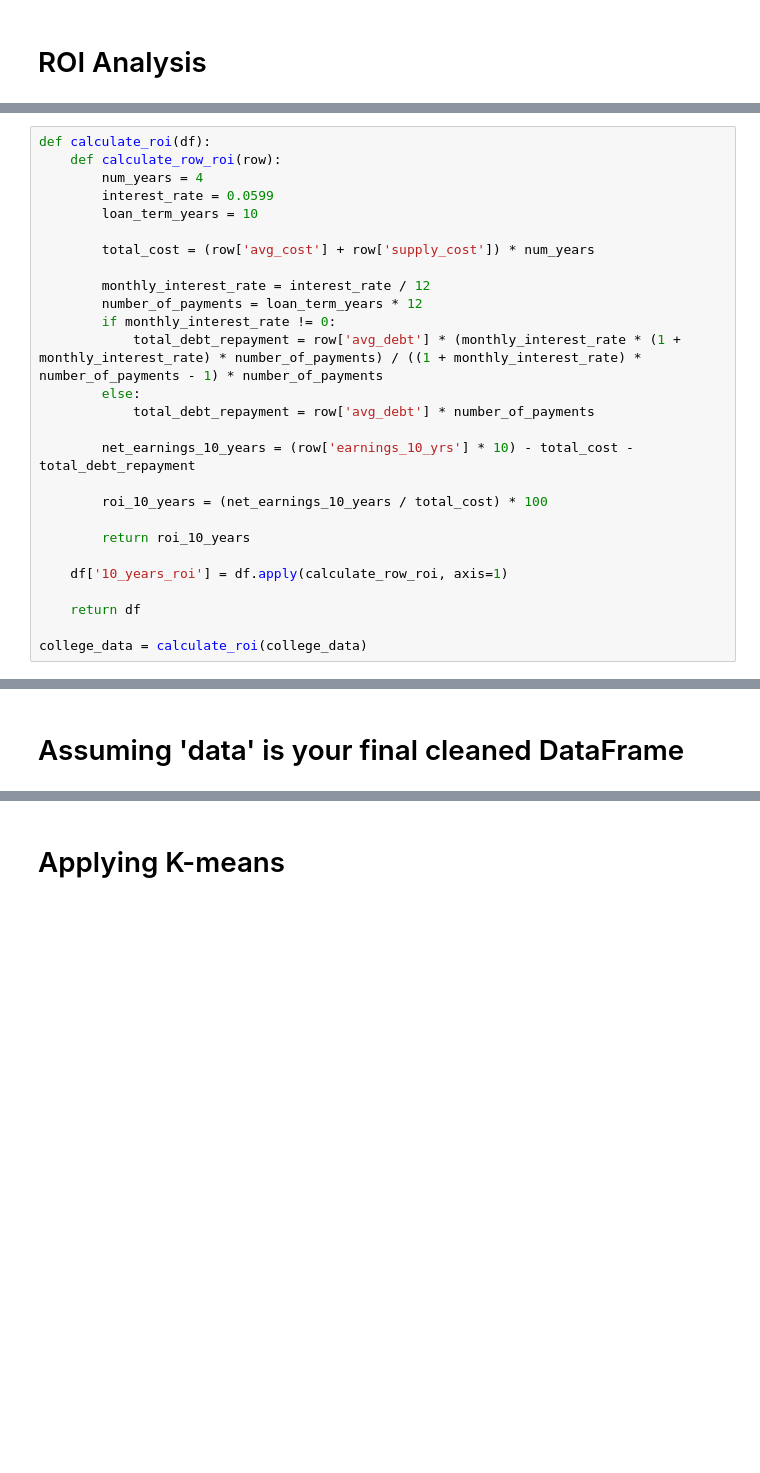
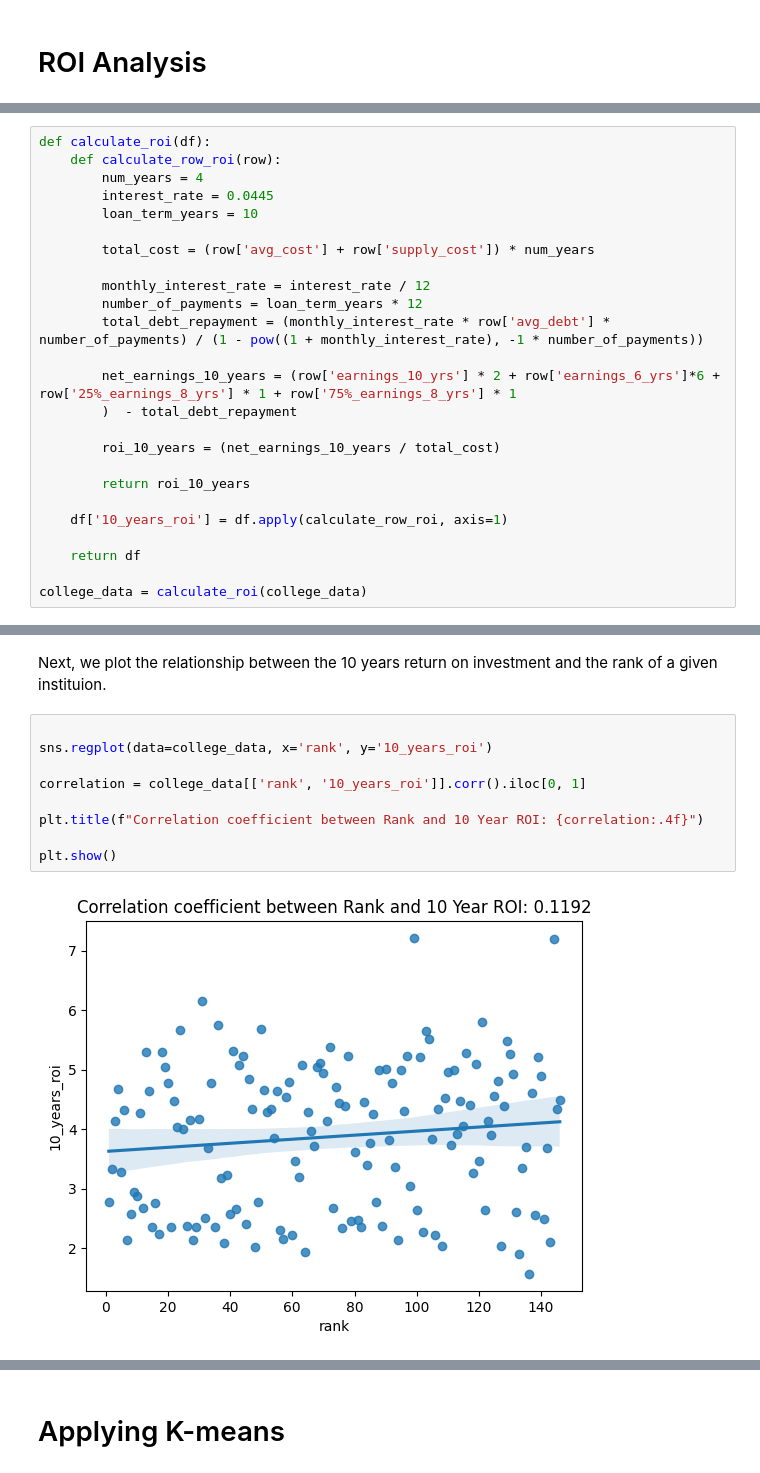
Before and after one commit to b4tan/College-Rank-and-Career-Success, a Jupyter notebook: FinalProject_group067.ipynb, the cells around one changed output, grey strips where cells are left out. Cells and saved outputs as stored; diff of their text form; blank space fills up the shorter version.

```diff
--- a/FinalProject_group067.ipynb
+++ b/FinalProject_group067.ipynb
@@ -422,21 +435,19 @@ Next, using the fact that the average annaul student loan interest in 2018 was 4
 def calculate_roi(df):
     def calculate_row_roi(row):
         num_years = 4
-        interest_rate = 0.0599
+        interest_rate = 0.0445
         loan_term_years = 10
 
         total_cost = (row['avg_cost'] + row['supply_cost']) * num_years
 
         monthly_interest_rate = interest_rate / 12
         number_of_payments = loan_term_years * 12
-        if monthly_interest_rate != 0:
-            total_debt_repayment = row['avg_debt'] * (monthly_interest_rate * (1 + monthly_interest_rate) * number_of_payments) / ((1 + monthly_interest_rate) * number_of_payments - 1) * number_of_payments
-        else:
-            total_debt_repayment = row['avg_debt'] * number_of_payments
+        total_debt_repayment = (monthly_interest_rate * row['avg_debt'] * number_of_payments) / (1 - pow((1 + monthly_interest_rate), -1 * number_of_payments))
 
-        net_earnings_10_years = (row['earnings_10_yrs'] * 10) - total_cost - total_debt_repayment
+        net_earnings_10_years = (row['earnings_10_yrs'] * 2 + row['earnings_6_yrs']*6 + row['25%_earnings_8_yrs'] * 1 + row['75%_earnings_8_yrs'] * 1
+        )  - total_debt_repayment
 
-        roi_10_years = (net_earnings_10_years / total_cost) * 100
+        roi_10_years = (net_earnings_10_years / total_cost)
 
         return roi_10_years
 
@@ -454,5 +465,16 @@ college_data.head()
 | 2 | Massachusetts Institute of Techno... | 67430.0 | 800.0 | 12500.0 | 169114.0 | 75080.0 | 112623.0 | ... |
 | 3 | University of California-Berkeley | 36739.0 | 849.0 | 13478.0 | 117722.0 | 44547.0 | 65914.0 | ... |
 | 4 | Princeton University | 66950.0 | 1050.0 | 10750.0 | 147835.0 | 56354.0 | 84713.0 | ... |
-# %% [markdown]
-# Assuming 'data' is your final cleaned DataFrame
+# %% [markdown]
+Next, we plot the relationship between the 10 years return on investment and the rank of a given instituion.
+# %%
+
+sns.regplot(data=college_data, x='rank', y='10_years_roi')
+
+correlation = college_data[['rank', '10_years_roi']].corr().iloc[0, 1]
+
+plt.title(f"Correlation coefficient between Rank and 10 Year ROI: {correlation:.4f}")
+
+plt.show()
+# %% [output]
+[figure, added]
```
Also changed, not shown: parts of 14 cells of this notebook.
